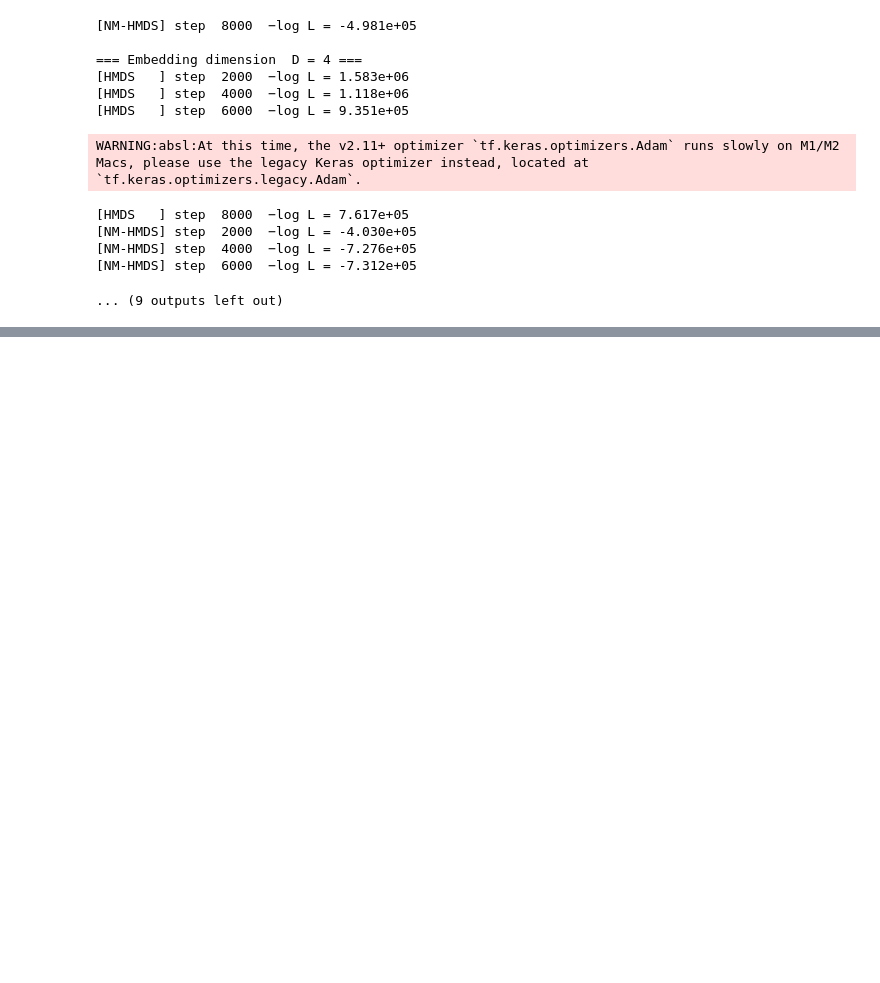
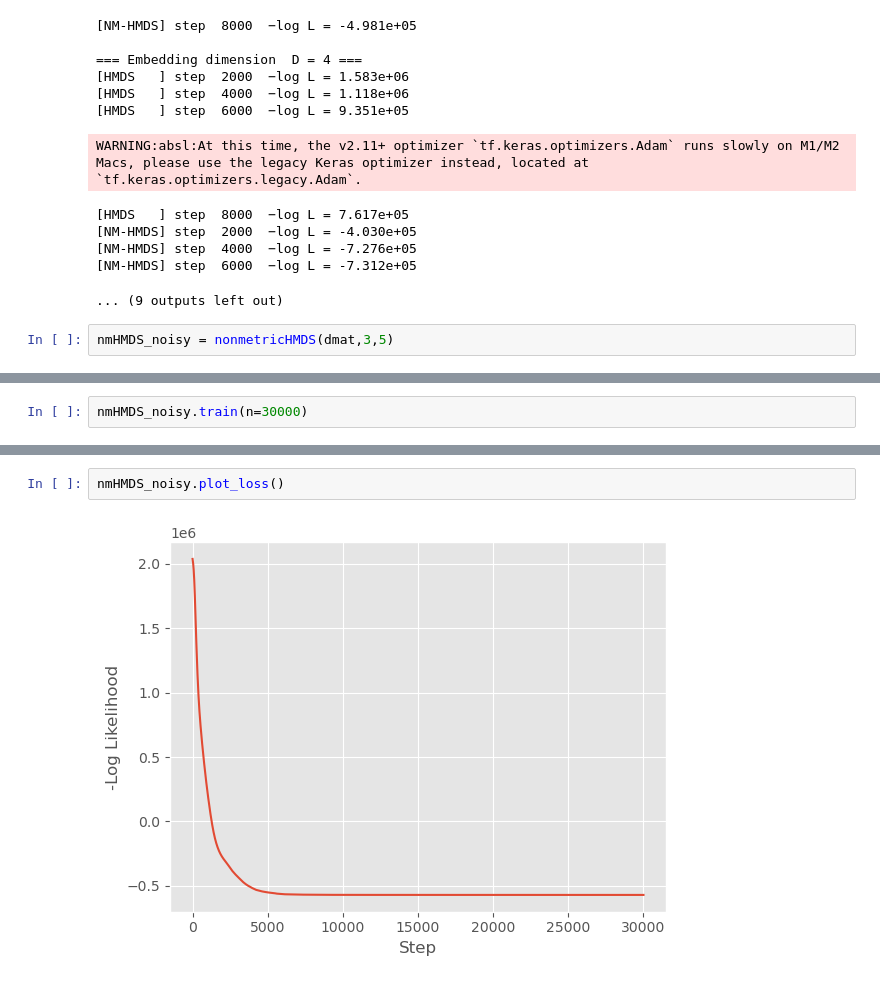
Before and after one commit to Nakshatra120/nhmds, a Jupyter notebook: mnist_check.ipynb, the cells around one changed output, grey strips where cells are left out. Cells and saved outputs as stored; diff of their text form; blank space fills up the shorter version.

Commit message:
Update New Plots

```diff
--- a/mnist_check.ipynb
+++ b/mnist_check.ipynb
@@ -1102,3 +1102,5 @@ WARNING:absl:At this time, the v2.11+ optimizer `tf.keras.optimizers.Adam` runs
 [NM‑HMDS] step  4000  −log L = -7.276e+05
 [NM‑HMDS] step  6000  −log L = -7.312e+05
 ... (9 outputs left out)
+# %%
+nmHMDS_noisy = nonmetricHMDS(dmat,3,5)
@@ -1104,0 +1109,2 @@ WARNING:absl:At this time, the v2.11+ optimizer `tf.keras.optimizers.Adam` runs
+# %%
+nmHMDS_noisy.train(n=30000)
@@ -1104,0 +1118,4 @@ WARNING:absl:At this time, the v2.11+ optimizer `tf.keras.optimizers.Adam` runs
+# %%
+nmHMDS_noisy.plot_loss()
+# %% [output]
+[figure, added]
```
Also changed, not shown: parts of 6 cells of this notebook.
